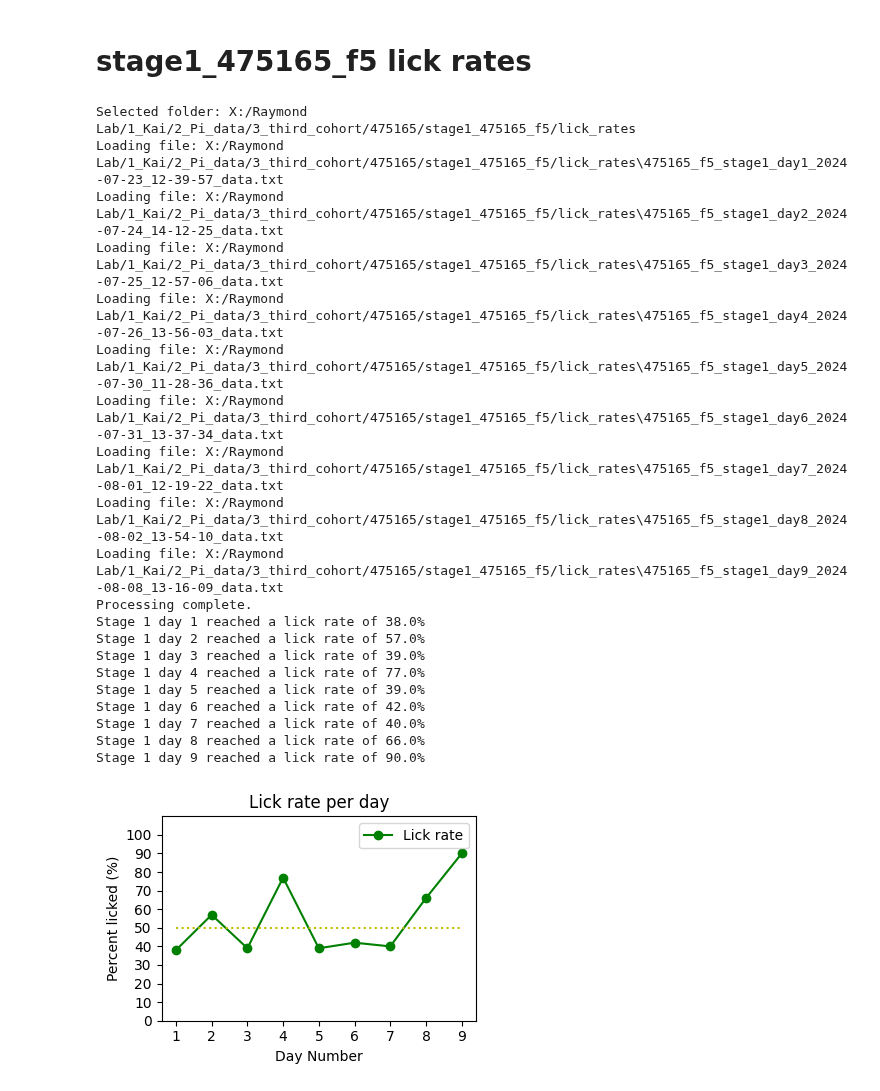
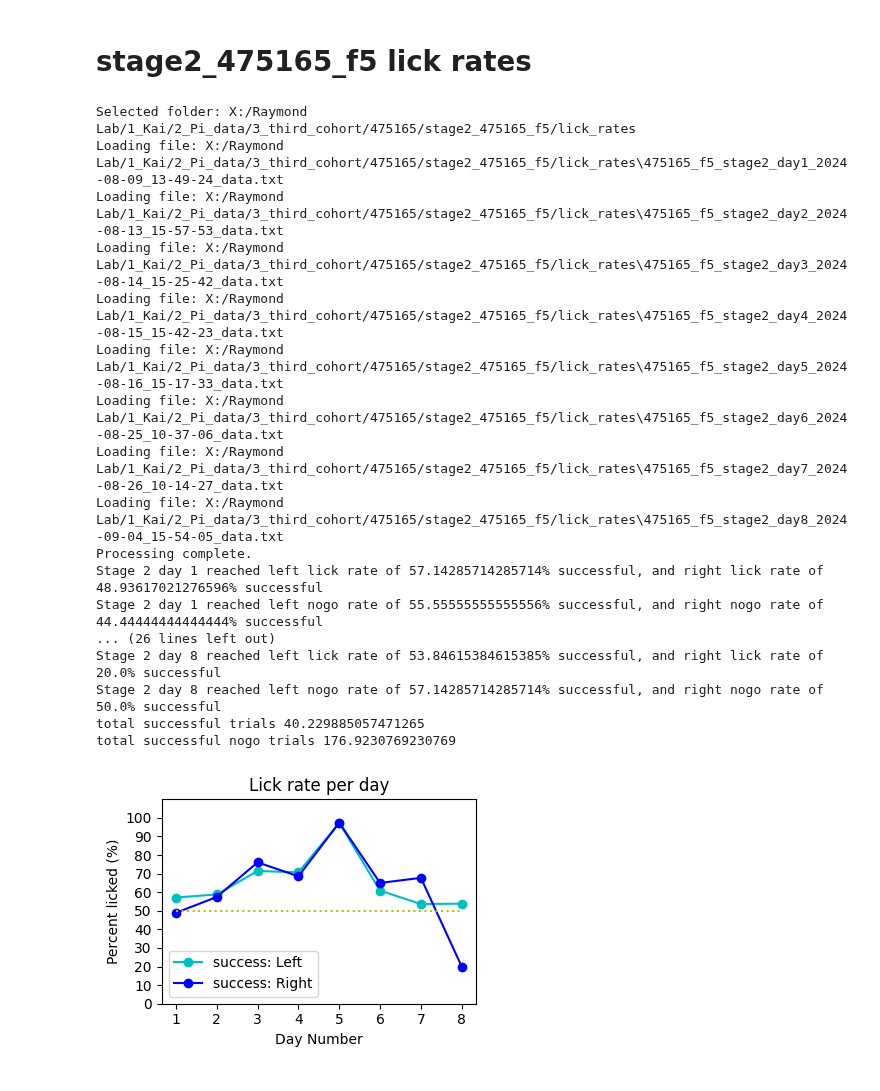
Before and after one commit to ktrap06/corticalanalysis, a Jupyter notebook: Behavioural_notebook/third cohort/stage2_475165_f5_lick_rates.ipynb, the cells around one changed output. Drawn from its saved outputs; the diff is of its cells as text; code cells hidden in the pictures.

Commit message:
new stage 2 nogo procesing

```diff
--- a/Behavioural_notebook/third cohort/stage2_475165_f5_lick_rates.ipynb
+++ b/Behavioural_notebook/third cohort/stage2_475165_f5_lick_rates.ipynb
@@ -1,5 +1,5 @@
 # %% [markdown]
-# stage1_475165_f5 lick rates
+# stage2_475165_f5 lick rates
 # %%
 import numpy as np
 import matplotlib.pyplot as plt
@@ -23,36 +26,35 @@ from functions_lick_rates import (licked_txt,
 # %%
-stage = "stage1"
+stage = "stage2"
 folder = select_folder(stage)
 file_data, directory = folder[0], folder[1]
 lick_rate = licking(file_data, stage)
 # %% [output]
-Selected folder: X:/Raymond Lab/1_Kai/2_Pi_data/3_third_cohort/475165/stage1_475165_f5/lick_rates
-Loading file: X:/Raymond Lab/1_Kai/2_Pi_data/3_third_cohort/475165/stage1_475165_f5/lick_rates\475165_f5_stage1_day1_2024-07-23_12-39-57_data.txt
-Loading file: X:/Raymond Lab/1_Kai/2_Pi_data/3_third_cohort/475165/stage1_475165_f5/lick_rates\475165_f5_stage1_day2_2024-07-24_14-12-25_data.txt
-Loading file: X:/Raymond Lab/1_Kai/2_Pi_data/3_third_cohort/475165/stage1_475165_f5/lick_rates\475165_f5_stage1_day3_2024-07-25_12-57-06_data.txt
-Loading file: X:/Raymond Lab/1_Kai/2_Pi_data/3_third_cohort/475165/stage1_475165_f5/lick_rates\475165_f5_stage1_day4_2024-07-26_13-56-03_data.txt
-Loading file: X:/Raymond Lab/1_Kai/2_Pi_data/3_third_cohort/475165/stage1_475165_f5/lick_rates\475165_f5_stage1_day5_2024-07-30_11-28-36_data.txt
-Loading file: X:/Raymond Lab/1_Kai/2_Pi_data/3_third_cohort/475165/stage1_475165_f5/lick_rates\475165_f5_stage1_day6_2024-07-31_13-37-34_data.txt
-Loading file: X:/Raymond Lab/1_Kai/2_Pi_data/3_third_cohort/475165/stage1_475165_f5/lick_rates\475165_f5_stage1_day7_2024-08-01_12-19-22_data.txt
-Loading file: X:/Raymond Lab/1_Kai/2_Pi_data/3_third_cohort/475165/stage1_475165_f5/lick_rates\475165_f5_stage1_day8_2024-08-02_13-54-10_data.txt
-Loading file: X:/Raymond Lab/1_Kai/2_Pi_data/3_third_cohort/475165/stage1_475165_f5/lick_rates\475165_f5_stage1_day9_2024-08-08_13-16-09_data.txt
+Selected folder: X:/Raymond Lab/1_Kai/2_Pi_data/3_third_cohort/475165/stage2_475165_f5/lick_rates
+Loading file: X:/Raymond Lab/1_Kai/2_Pi_data/3_third_cohort/475165/stage2_475165_f5/lick_rates\475165_f5_stage2_day1_2024-08-09_13-49-24_data.txt
+Loading file: X:/Raymond Lab/1_Kai/2_Pi_data/3_third_cohort/475165/stage2_475165_f5/lick_rates\475165_f5_stage2_day2_2024-08-13_15-57-53_data.txt
+Loading file: X:/Raymond Lab/1_Kai/2_Pi_data/3_third_cohort/475165/stage2_475165_f5/lick_rates\475165_f5_stage2_day3_2024-08-14_15-25-42_data.txt
+Loading file: X:/Raymond Lab/1_Kai/2_Pi_data/3_third_cohort/475165/stage2_475165_f5/lick_rates\475165_f5_stage2_day4_2024-08-15_15-42-23_data.txt
+Loading file: X:/Raymond Lab/1_Kai/2_Pi_data/3_third_cohort/475165/stage2_475165_f5/lick_rates\475165_f5_stage2_day5_2024-08-16_15-17-33_data.txt
+Loading file: X:/Raymond Lab/1_Kai/2_Pi_data/3_third_cohort/475165/stage2_475165_f5/lick_rates\475165_f5_stage2_day6_2024-08-25_10-37-06_data.txt
+Loading file: X:/Raymond Lab/1_Kai/2_Pi_data/3_third_cohort/475165/stage2_475165_f5/lick_rates\475165_f5_stage2_day7_2024-08-26_10-14-27_data.txt
+Loading file: X:/Raymond Lab/1_Kai/2_Pi_data/3_third_cohort/475165/stage2_475165_f5/lick_rates\475165_f5_stage2_day8_2024-09-04_15-54-05_data.txt
 Processing complete.
-Stage 1 day 1 reached a lick rate of 38.0%
-Stage 1 day 2 reached a lick rate of 57.0%
-Stage 1 day 3 reached a lick rate of 39.0%
-Stage 1 day 4 reached a lick rate of 77.0%
-Stage 1 day 5 reached a lick rate of 39.0%
-Stage 1 day 6 reached a lick rate of 42.0%
-Stage 1 day 7 reached a lick rate of 40.0%
-Stage 1 day 8 reached a lick rate of 66.0%
-Stage 1 day 9 reached a lick rate of 90.0%
+Stage 2 day 1 reached left lick rate of 57.14285714285714% successful, and right lick rate of 48.93617021276596% successful
+Stage 2 day 1 reached left nogo rate of 55.55555555555556% successful, and right nogo rate of 44.44444444444444% successful
+... (26 lines left out)
+Stage 2 day 8 reached left lick rate of 53.84615384615385% successful, and right lick rate of 20.0% successful
+Stage 2 day 8 reached left nogo rate of 57.14285714285714% successful, and right nogo rate of 50.0% successful
+total successful trials 40.229885057471265
+total successful nogo trials 176.9230769230769
 # %%
 mouseID = directory.split('/')[6]
 export_path = f"X:/Raymond Lab/1_Kai/3_processed_data/3_lick_rates/{stage}/{mouseID}LR.png"
 export_path_total = f"X:/Raymond Lab/1_Kai/3_processed_data/3_lick_rates/{stage}/{mouseID}_total.png"
+export_path_nogo = f"X:/Raymond Lab/1_Kai/3_processed_data/3_lick_rates/{stage}/{mouseID}_nogo_LR.png"
+export_path_nogo_total = f"X:/Raymond Lab/1_Kai/3_processed_data/3_lick_rates/{stage}/{mouseID}_nogo_total.png"
 plot = plot_array(sorted(lick_rate),stage, export_path)
 # %% [output]
-[figure, old version]
+[figure, new version]
 # %%
 if stage == "stage3":
     plot2 = plot_fail(sorted(lick_rate),stage)
```
Also changed, not shown: parts of 6 cells of this notebook, 20 other files.
